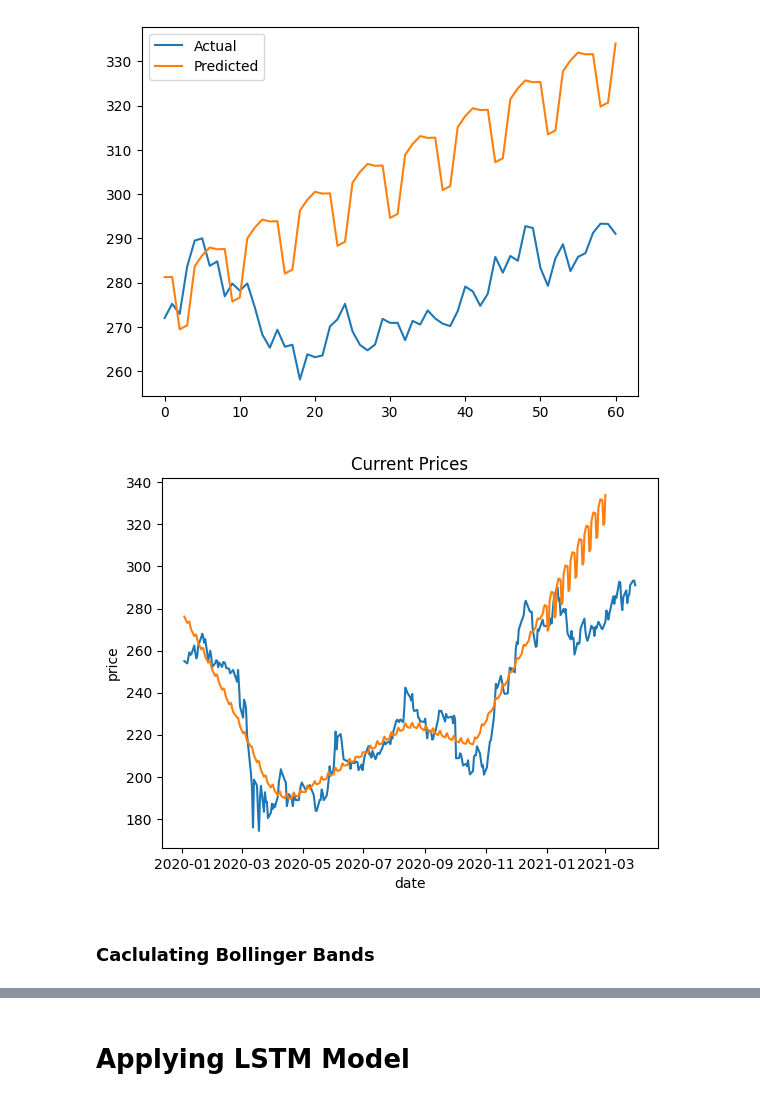
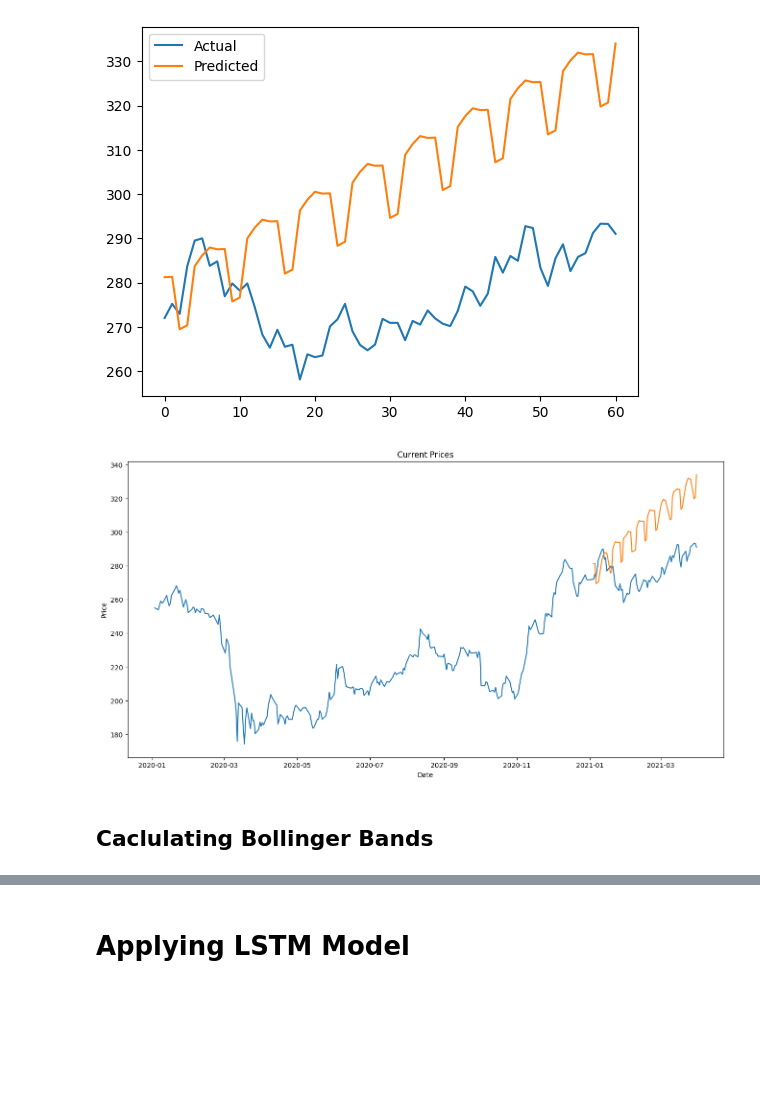
Before and after one commit to alyhussein86/C6oUVdljHlRZgnaq, a Jupyter notebook: P5_ValueInvestor.ipynb, the cells around one changed output, grey strips where cells are left out. Cells and saved outputs as stored; diff of their text form; code cells hidden in the pictures; blank space fills up the shorter version.

```diff
--- a/P5_ValueInvestor.ipynb
+++ b/P5_ValueInvestor.ipynb
@@ -136,8 +140,8 @@ print("Number of business days:", business_days-2) # -2 (to match the actual dat
 Number of business days: 61
 # %%
 # Including history to match data indices of current data
-future = model.make_future_dataframe(periods=61, include_history=True)
-future.tail(61)
+future = model_Prophet.make_future_dataframe(periods=business_days, include_history=True)
+future.tail(business_days)
 # %% [output]
 |  | ds |
 | 250 | 2020-12-31 |
@@ -155,8 +159,8 @@ future.tail(61)
 # %% [markdown]
 ## Predicting future prices
 # %%
-forecast = model.predict(future)
-forecast[['ds', 'yhat']].tail(61)
+forecast = model_Prophet.predict(future)
+forecast[['ds', 'yhat']].tail(business_days)
 # %% [output]
 |  | ds | yhat |
 | 250 | 2020-12-31 | 281.226864 |
@@ -218,4 +223,4 @@ print(forecast['yhat'].tail(61))#.iloc[:-1])
 310    334.010806
 Name: yhat, Length: 61, dtype: float64
 # %%
-df_future['Price'] = forecast['yhat']
+df_future_copy['Price'] = forecast['yhat']
@@ -227,2 +227,2 @@ See the caveats in the documentation: https://pandas.pydata.org/pandas-docs/stab
 # %%
-df_future.rename(columns={'Date': 'ds', 'Price': 'y'}, inplace=True)
+df_future_copy.rename(columns={'Date': 'ds', 'Price': 'y'}, inplace=True)
@@ -314,13 +310,14 @@ plt.show()
 [figure]
 # %%
 # plot the time series
+plt.figure(figsize=(16, 8))
 plt.plot(df['Date'],df['Price'], label= 'Actual')
-plt.plot(forecast['ds'], forecast['yhat'], label='Predicted')
-plt.xlabel('date')
-plt.ylabel('price')
+plt.plot(df_future_copy['ds'], df_future_copy['y'], label='Predicted')
+plt.xlabel('Date')
+plt.ylabel('Price')
 plt.title('Current Prices')
 plt.show()
 # %% [output]
-[figure, old version]
+[figure, new version]
 # %% [markdown]
-### Caclulating Bollinger Bands
+## Caclulating Bollinger Bands
```
Also changed, not shown: parts of 45 cells of this notebook.
